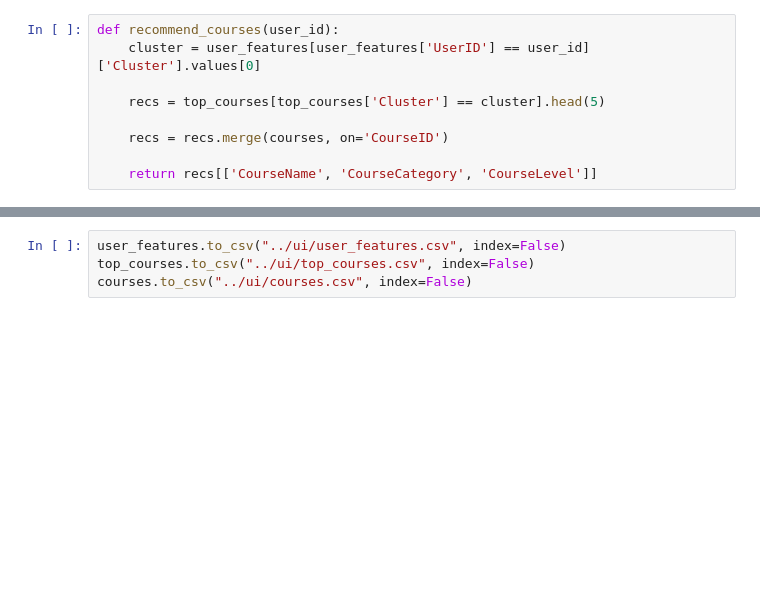
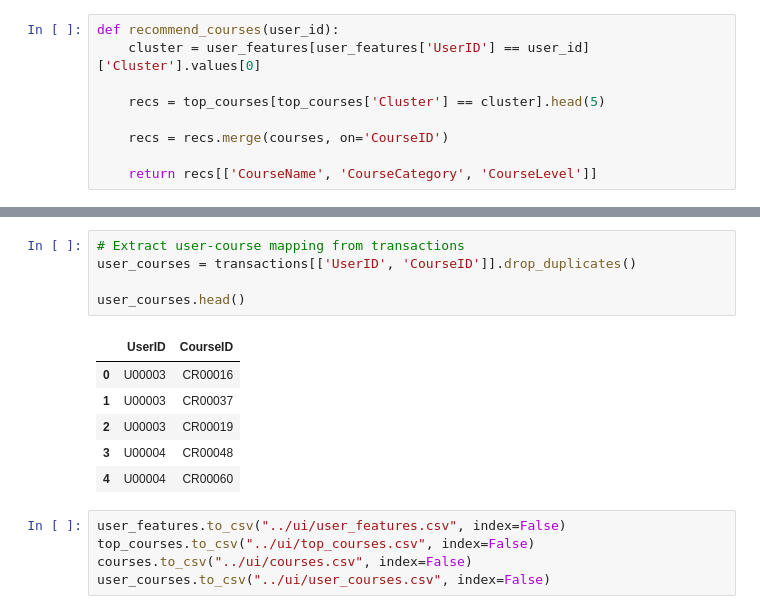
Before and after one commit to swimmysahaniya/edupro-recommendation-system, a Jupyter notebook: model/users_classifier.ipynb, the cells around one changed output, grey strips where cells are left out. Saved outputs shown, nothing was run; the diff lists cells and outputs as text; blank space fills up the shorter version.

```diff
--- a/model/users_classifier.ipynb
+++ b/model/users_classifier.ipynb
@@ -319,4 +324,17 @@ NameError: name 'recommend_courses' is not defined
+# %%
+# Extract user-course mapping from transactions
+user_courses = transactions[['UserID', 'CourseID']].drop_duplicates()
+
+user_courses.head()
+# %% [output]
+|  | UserID | CourseID |
+| 0 | U00003 | CR00016 |
+| 1 | U00003 | CR00037 |
+| 2 | U00003 | CR00019 |
+| 3 | U00004 | CR00048 |
+| 4 | U00004 | CR00060 |
 # %%
 user_features.to_csv("../ui/user_features.csv", index=False)
 top_courses.to_csv("../ui/top_courses.csv", index=False)
 courses.to_csv("../ui/courses.csv", index=False)
+user_courses.to_csv("../ui/user_courses.csv", index=False)
```
Also changed, not shown: parts of 5 cells of this notebook, 3 other files.
